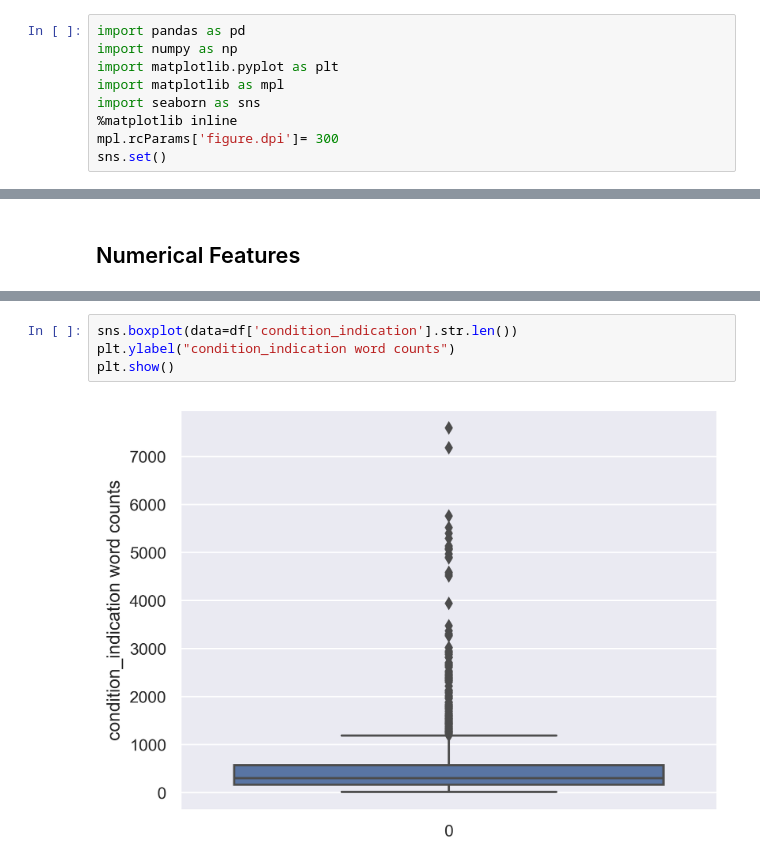
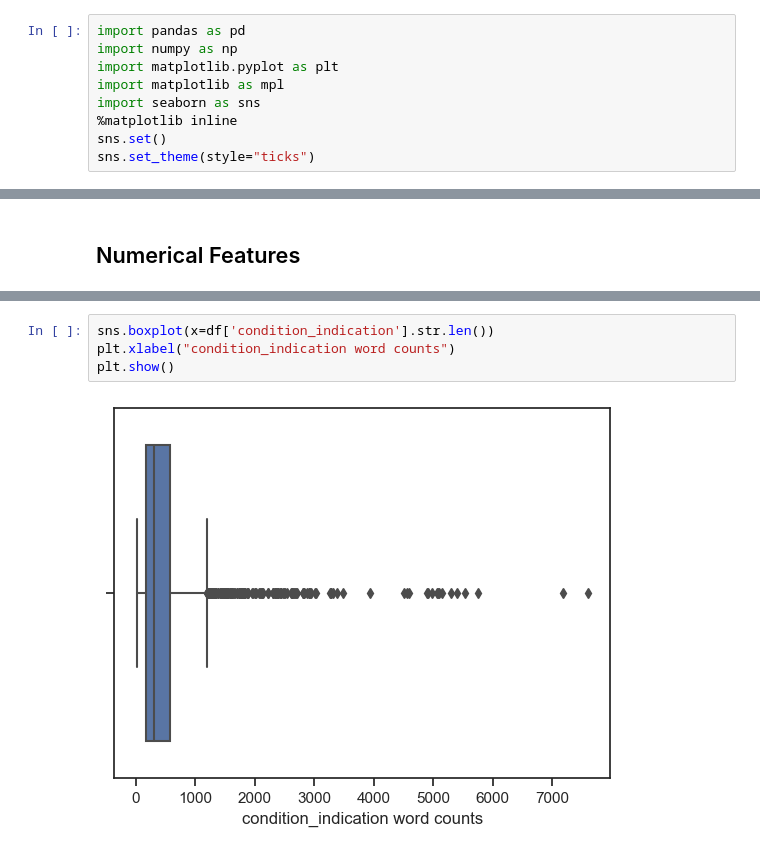
Before and after one commit to com-480-data-visualization/project-2023-darlene-s-data-vizards, a Jupyter notebook: eda.ipynb, the cells around one changed output, grey strips where cells are left out. Drawn from its saved outputs; the diff is of its cells as text.

```diff
--- a/eda.ipynb
+++ b/eda.ipynb
@@ -9,8 +9,8 @@ import matplotlib.pyplot as plt
 import matplotlib as mpl
 import seaborn as sns
 %matplotlib inline
-mpl.rcParams['figure.dpi']= 300
 sns.set()
+sns.set_theme(style="ticks")
 # %% [markdown]
 ## Data Loading
 # %%
@@ -310,6 +388,6 @@ plt.show()
 # %%
-sns.boxplot(data=df['condition_indication'].str.len())
-plt.ylabel("condition_indication word counts")
+sns.boxplot(x=df['condition_indication'].str.len())
+plt.xlabel("condition_indication word counts")
 plt.show()
 # %% [output]
-[figure, old version]
+[figure, new version]
```
Also changed, not shown: parts of 27 cells of this notebook.
